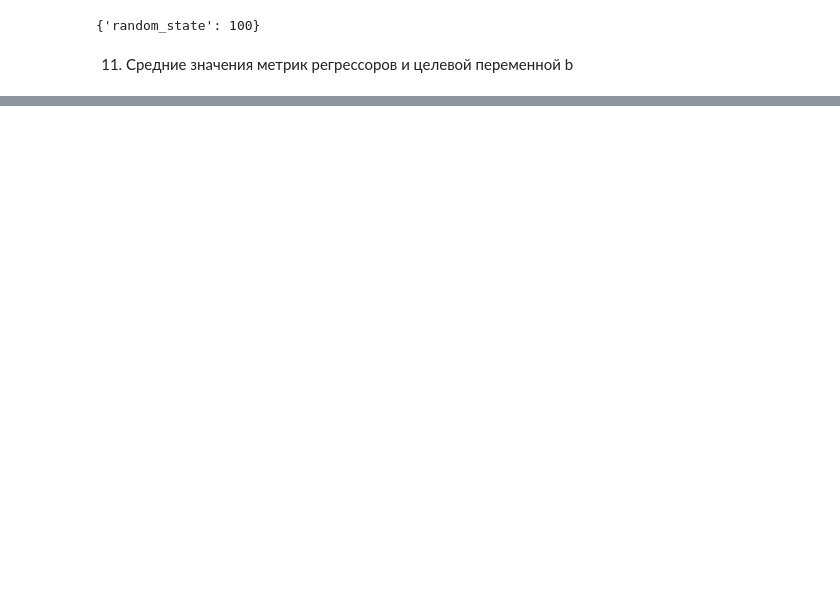
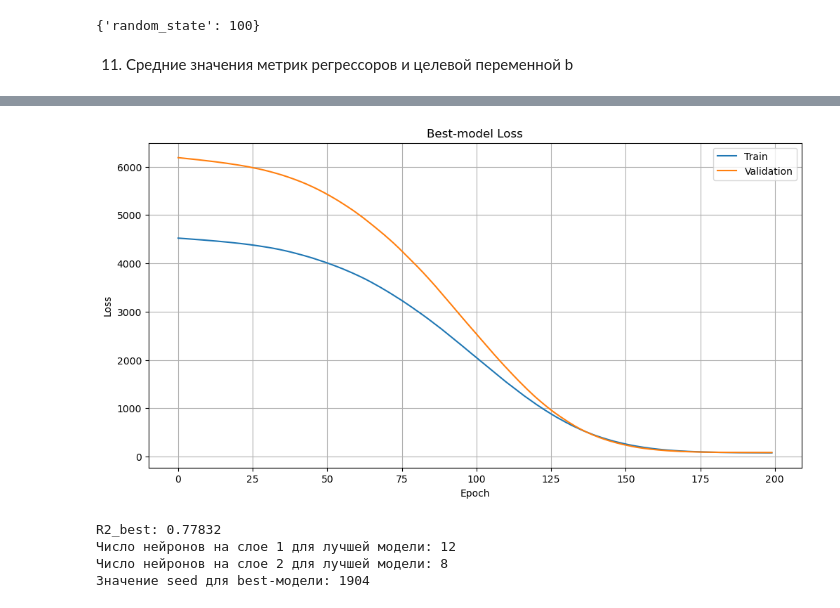
Before and after one commit to GorshkovAndrey/Regression_of_complex_numbers, a Jupyter notebook: Модели регрессии комплексных чисел/regression_of_complex_numbers (dataset_1, extrapolation).ipynb, the cells around one changed output, grey strips where cells are left out. Cells and saved outputs as stored; diff of their text form; code cells hidden in the pictures; blank space fills up the shorter version.

```diff
--- a/Модели регрессии комплексных чисел/regression_of_complex_numbers (dataset_1, extrapolation).ipynb
+++ b/Модели регрессии комплексных чисел/regression_of_complex_numbers (dataset_1, extrapolation).ipynb
@@ -221,7 +230,7 @@ b max_modul:   330.827
 10.2 Ridge
 # %%
 rid = Ridge()
-rid_parameters = {'alpha': np.logspace(-7, 3, num=101),
+rid_parameters = {'alpha': np.logspace(-5, 3, num=101),
                   'random_state':[1, 7, 42, 100]
 }
 model_rid = GridSearchCV(estimator=rid,
@@ -240,10 +249,12 @@ mae_rid_train = mean_absolute_error(y_train, y_rid_pred_train).round(3)
 mae_rid_test = mean_absolute_error(y_test, y_rid_pred).round(3)
 r2_rid_train = r2_score(y_train, y_rid_pred_train).round(3)
 r2_rid_test = r2_score(y_test, y_rid_pred).round(3)
-b_max_rid = model_rid.predict(A_max_std)[:].flatten().round(3)
+
+b_max_rid = model_rid.predict(A_max_std)[:].flatten()
 b_max_rid_complex = complex(b_max_rid[0], b_max_rid[1])
-b_max_rid_modul = np.sqrt(b_max_rid[0]**2 + b_max_rid[1]**2).round(3)
-metrics['Ridge'] = (str(r2_rid_train), str(r2_rid_test), b_max_rid_complex, str(b_max_rid_modul))
+b_max_rid_modul = np.abs(b_max_rid_complex)
+b_max_rid_arg = np.angle(b_max_rid_complex) * 180 / np.pi
+metrics['Ridge'] = (str(r2_rid_train), str(r2_rid_test), np.round(b_max_rid_complex, 1), str(b_max_rid_modul.round(1)), str(b_max_rid_arg.round(1)))
 
 print(f'RMSE train: {rmse_rid_train}')
 print(f'RMSE test:  {rmse_rid_test}')
@@ -255,8 +266,8 @@ print(f'R2 train:   {r2_rid_train}')
 print(f'R2 test:    {r2_rid_test}')
 print()
 print(f'Прогноз целевой переменной:')
-print(f'b max_complex: {b_max_rid_complex}')
-print(f'b max_modul:   {b_max_rid_modul}')
+print(f'b max_complex: {np.round(b_max_rid_complex, 1)}')
+print(f'b max_modul:   {b_max_rid_modul.round(1)}')
 model_rid.best_params_
 # %% [output]
 RMSE train: 8.516
@@ -463,0 +555,23 @@ b_max_mean_modul: 323.406
+# %%
+# Построение графиков функции потерь
+plt.figure(figsize=(12, 6))
+plt.plot(best_history.history['loss'])
+plt.plot(best_history.history['val_loss'])
+plt.title('Best-model Loss')
+plt.ylabel('Loss')
+plt.xlabel('Epoch')
+plt.legend(['Train', 'Validation'], loc='upper right')
+plt.grid(True)
+plt.show()
+# %% [output]
+[figure, added]
+# %%
+print('R2_best:', best_r2.round(5))
+print('Число нейронов на слое 1 для лучшей модели:', best_num_neurons_1)
+print('Число нейронов на слое 2 для лучшей модели:', best_num_neurons_2)
+print('Значение seed для best-модели:', best_seed)
+# %% [output]
+R2_best: 0.77832
+Число нейронов на слое 1 для лучшей модели: 12
+Число нейронов на слое 2 для лучшей модели: 8
+Значение seed для best-модели: 1904
```
Also changed, not shown: parts of 15 cells of this notebook, 3 other files.
